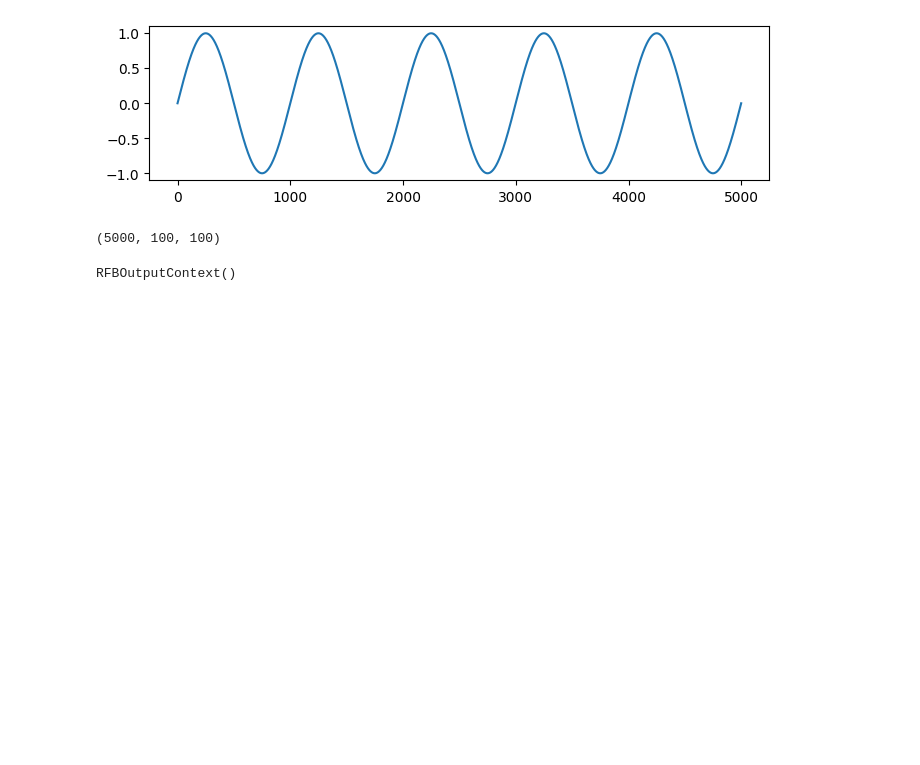
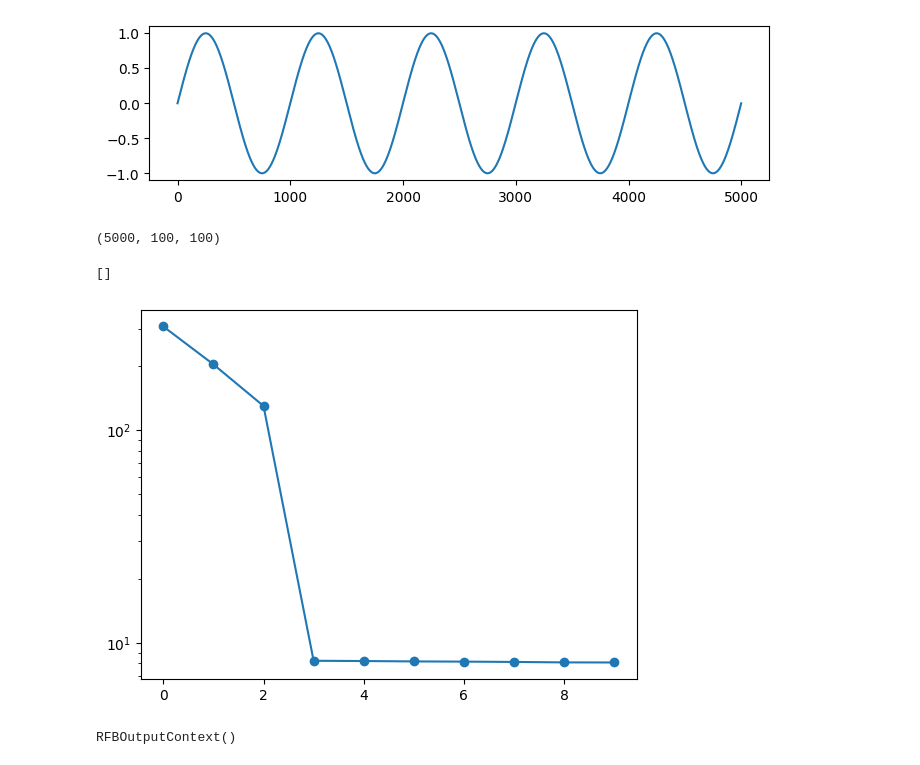
Before and after one commit to kushalkolar/td-svd-sandbox, a Jupyter notebook: nnSM_and_nnCA/sim_remove_rank1bg_nnSM.ipynb, the cells around one changed output. Cells and saved outputs as stored; diff of their text form; code cells hidden in the pictures; blank space fills up the shorter version.

```diff
--- a/nnSM_and_nnCA/sim_remove_rank1bg_nnSM.ipynb
+++ b/nnSM_and_nnCA/sim_remove_rank1bg_nnSM.ipynb
@@ -103,6 +110,8 @@ bg.shape
 (5000, 100, 100)
 # %%
 movie += bg[:, :movie.shape[1], :movie.shape[2]]
+# %%
+movie -= movie.mean(axis=0)
 # %%
 X = Vectorizer().fit_transform(movie)
 unvec = UnVectorizer(shape=movie.shape[1:])
@@ -111,3 +118,12 @@ u, s, v = svds(X, k=1)
+# %%
+u, s, v = np.linalg.svd(X, full_matrices=False)
+# %%
+plt.plot(s[:10])
+plt.scatter(np.arange(10), s[:10])
+plt.semilogy()
+# %% [output]
+[]
+[figure, added]
 # %%
 fpl.ImageWidget(movie).show()
 # %% [output]
```
Also changed, not shown: parts of 10 cells of this notebook, 1 other file.
